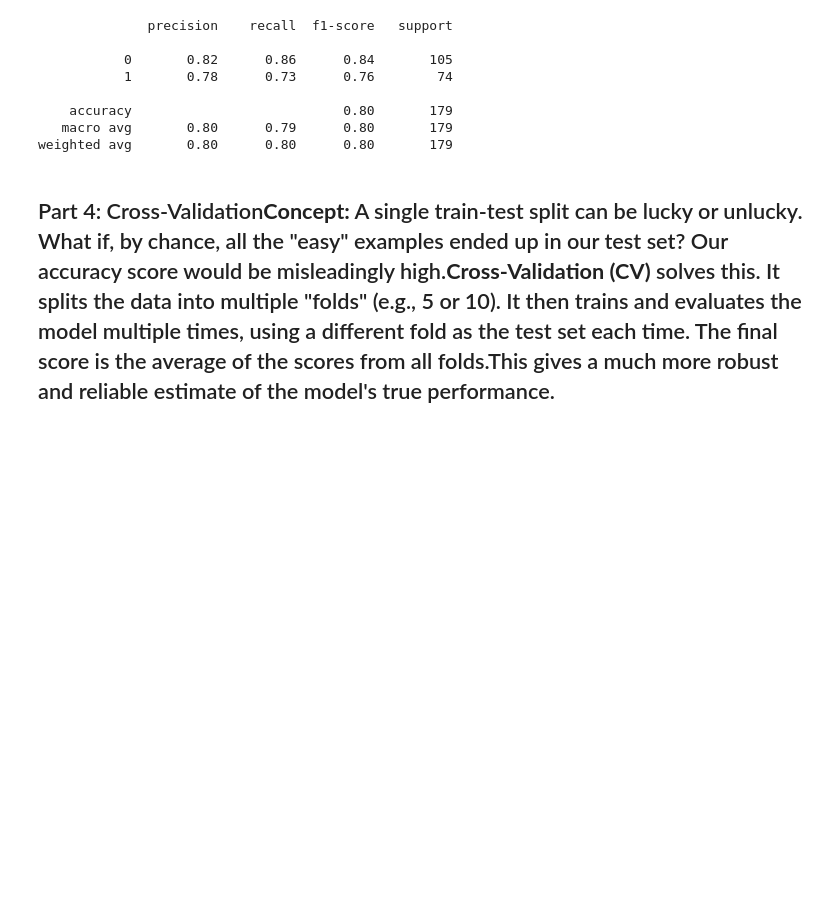
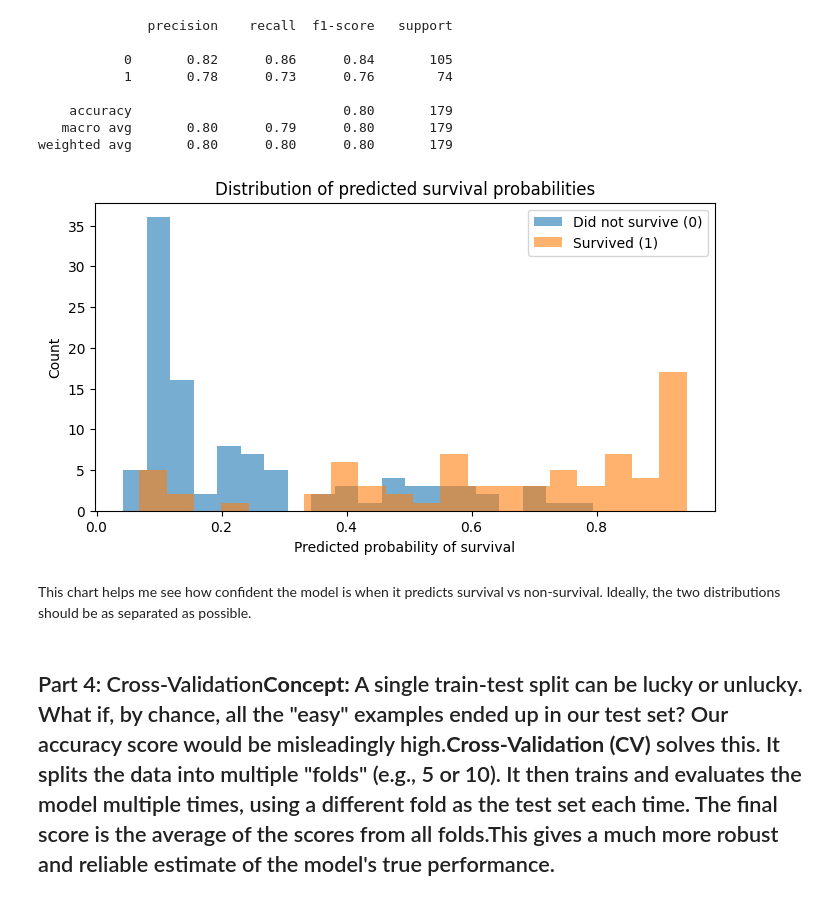
Before and after one commit to imrhuskhn12-alt/ITAI_ML_FirstRepo_ImranKhan, a Jupyter notebook: Module_07_Lab_Model_Evaluation.ipynb, the cells around one changed output. Cells and saved outputs as stored; diff of their text form; code cells hidden in the pictures; blank space fills up the shorter version.

Commit message:
Model Evaluation

```diff
--- a/Module_07_Lab_Model_Evaluation.ipynb
+++ b/Module_07_Lab_Model_Evaluation.ipynb
@@ -81,6 +81,24 @@ print(report)
     accuracy                           0.80       179
    macro avg       0.80      0.79      0.80       179
 weighted avg       0.80      0.80      0.80       179
+# %%
+import matplotlib.pyplot as plt
+
+# Get predicted probabilities for the positive class (Survived = 1)
+y_proba = model.predict_proba(X_test)[:, 1]
+
+plt.figure(figsize=(8, 4))
+plt.hist(y_proba[y_test == 0], bins=20, alpha=0.6, label="Did not survive (0)")
+plt.hist(y_proba[y_test == 1], bins=20, alpha=0.6, label="Survived (1)")
+plt.xlabel("Predicted probability of survival")
+plt.ylabel("Count")
+plt.title("Distribution of predicted survival probabilities")
+plt.legend()
+plt.show()
+# %% [output]
+[figure, added]
+# %% [markdown]
+This chart helps me see how confident the model is when it predicts survival vs non-survival. Ideally, the two distributions should be as separated as possible.
 # %% [markdown]
 ## Part 4: Cross-Validation**Concept:** A single train-test split can be lucky or unlucky. What if, by chance, all the "easy" examples ended up in our test set? Our accuracy score would be misleadingly high.**Cross-Validation (CV)** solves this. It splits the data into multiple "folds" (e.g., 5 or 10). It then trains and evaluates the model multiple times, using a different fold as the test set each time. The final score is the average of the scores from all folds.This gives a much more robust and reliable estimate of the model's true performance.
 # %% [markdown]
```
Also changed, not shown: parts of 2 cells of this notebook.
